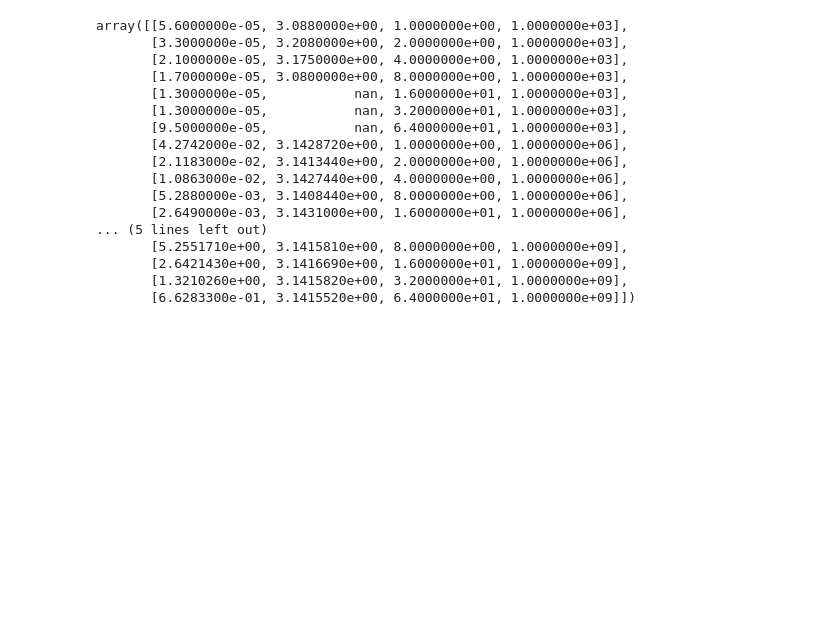
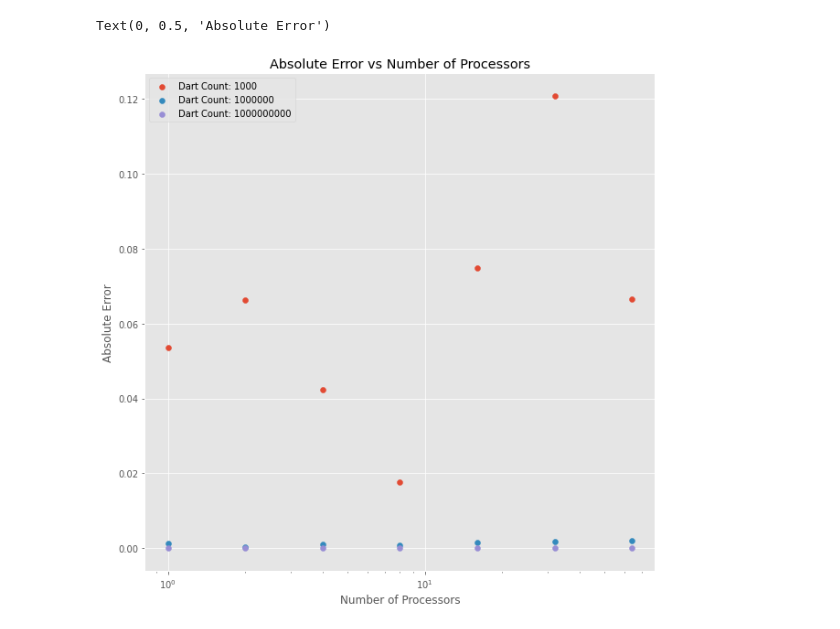
Before and after one commit to cmse822/project-2-pi-by-mpi-seven-c-s, a Jupyter notebook: Nick_Work/plotting_code.ipynb, the cells around one changed output. Saved outputs shown, nothing was run; the diff lists cells and outputs as text; code cells hidden in the pictures; blank space fills up the shorter version.

Commit message:
adding plotting code

```diff
--- a/Nick_Work/plotting_code.ipynb
+++ b/Nick_Work/plotting_code.ipynb
@@ -6,21 +5,17 @@ Matplotlib is building the font cache; this may take a moment.
-# %%
-data = np.loadtxt('output/data_final.txt',delimiter=',')
-data
-# %% [output]
-array([[5.6000000e-05, 3.0880000e+00, 1.0000000e+00, 1.0000000e+03],
-       [3.3000000e-05, 3.2080000e+00, 2.0000000e+00, 1.0000000e+03],
-       [2.1000000e-05, 3.1750000e+00, 4.0000000e+00, 1.0000000e+03],
-       [1.7000000e-05, 3.0800000e+00, 8.0000000e+00, 1.0000000e+03],
-       [1.3000000e-05,           nan, 1.6000000e+01, 1.0000000e+03],
-       [1.3000000e-05,           nan, 3.2000000e+01, 1.0000000e+03],
-       [9.5000000e-05,           nan, 6.4000000e+01, 1.0000000e+03],
-       [4.2742000e-02, 3.1428720e+00, 1.0000000e+00, 1.0000000e+06],
-       [2.1183000e-02, 3.1413440e+00, 2.0000000e+00, 1.0000000e+06],
-       [1.0863000e-02, 3.1427440e+00, 4.0000000e+00, 1.0000000e+06],
-       [5.2880000e-03, 3.1408440e+00, 8.0000000e+00, 1.0000000e+06],
-       [2.6490000e-03, 3.1431000e+00, 1.6000000e+01, 1.0000000e+06],
-... (5 lines left out)
-       [5.2551710e+00, 3.1415810e+00, 8.0000000e+00, 1.0000000e+09],
-       [2.6421430e+00, 3.1416690e+00, 1.6000000e+01, 1.0000000e+09],
-       [1.3210260e+00, 3.1415820e+00, 3.2000000e+01, 1.0000000e+09],
-       [6.6283300e-01, 3.1415520e+00, 6.4000000e+01, 1.0000000e+09]])
+# %%
+df = pd.read_csv('data/data_final.txt',delimiter=',',header=None)
+df = df.rename(columns={0:'time',1:'pi_est',2:'num_core',3:'darts'})
+# %%
+groups = df.groupby('darts')
+fig,ax = plt.subplots(figsize=(10,10))
+plt.style.use('ggplot')
+for name,group in groups:
+    ax.set_xscale('log')
+    ax.scatter(group.num_core,abs(group.pi_est-np.pi),label='Dart Count: '+str(name))
+plt.legend()
+plt.title('Absolute Error vs Number of Processors')
+plt.xlabel('Number of Processors')
+plt.ylabel('Absolute Error')
+# %% [output]
+Text(0, 0.5, 'Absolute Error')
+[figure, added]
```
Also changed, not shown: parts of 2 cells of this notebook.
